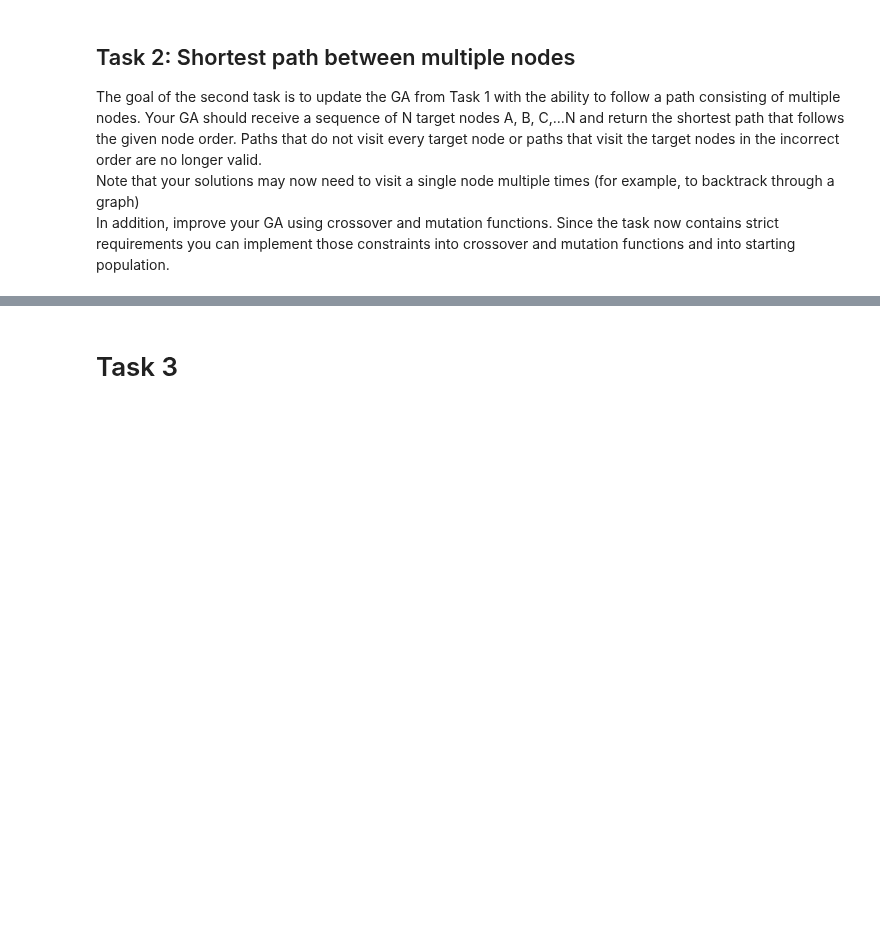
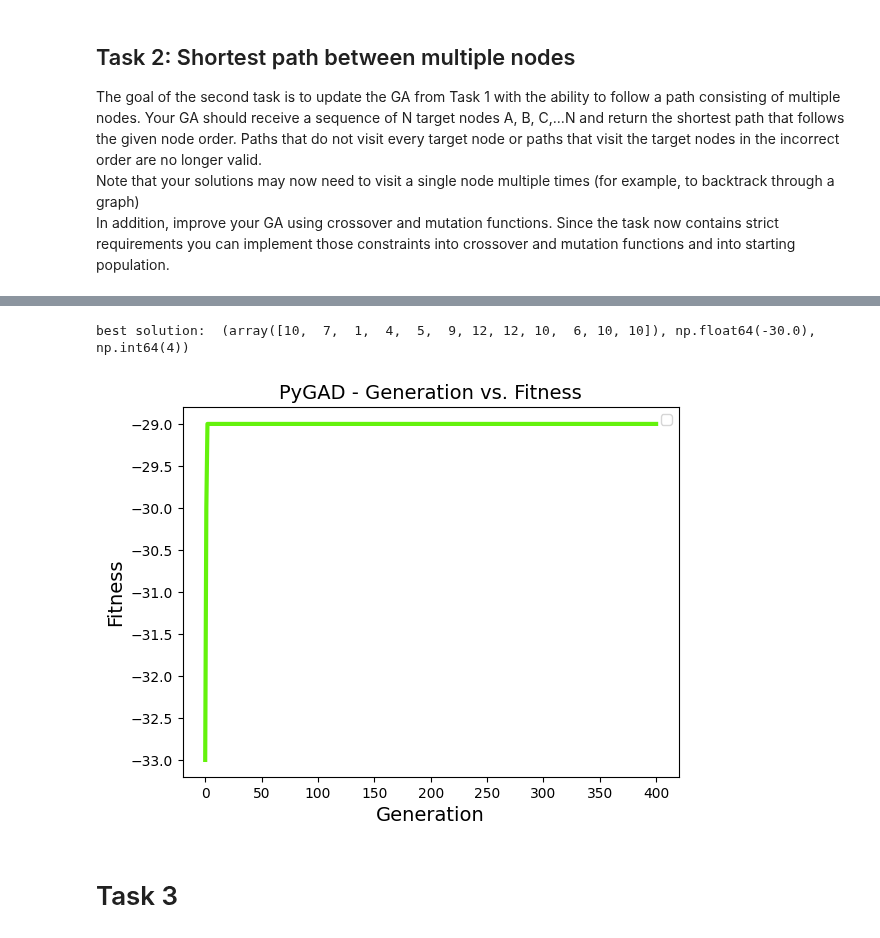
Before and after one commit to Favstina/IntelligentSystems-Assigment_1, a Jupyter notebook: Assigment1.ipynb, the cells around one changed output, grey strips where cells are left out. Drawn from its saved outputs; the diff is of its cells as text; code cells hidden in the pictures; blank space fills up the shorter version.

Commit message:
2. task dodana wrapper funkcija

```diff
--- a/Assigment1.ipynb
+++ b/Assigment1.ipynb
@@ -12,7 +12,7 @@ additional function, that will help with printing and things
 def read_graph(path):
     with open(path) as f: n = int(f.readline())
     print(n)
-    graph = pd.read_csv("graphs/g5.txt", sep=" ", skiprows=1, names=["A", "B", "w"])
+    graph = pd.read_csv(path, sep=" ", skiprows=1, names=["A", "B", "w"])
     print(graph)
     return n, graph
 # %% [markdown]
@@ -438,0 +243,2 @@ ga_instance.plot_fitness()
+# %%
+n, graph = read_graph("graphs/g5.txt")
@@ -438,0 +251,27 @@ ga_instance.plot_fitness()
+# %%
+def genetic_algo_task2(n, k, graph, sequence, number_generations, number_parents_mating, solutions_per_pop):
+    init_pop = creating_init_pop(k)
+    gene_space = [i for i in range(1, n+1)]
+
+
+    ga_instance = pygad.GA(fitness_func=pathLength_multipleNodes,
+                       num_generations=number_generations,
+                       num_parents_mating=number_parents_mating,
+                       initial_population=init_pop,
+                       sol_per_pop=solutions_per_pop,
+                       num_genes=(n*k), # tried with n
+                       gene_space=gene_space,
+                       gene_type=int,
+                       crossover_type=custom_crossover,
+                       mutation_type=custom_mutation,
+                      )
+
+    ga_instance.run()
+
+    #solution, solution_fitness, solution_idx = ga_instance.best_solution()
+    #print(-solution_fitness)
+
+    print("best solution: ", ga_instance.best_solution())
+    ga_instance.plot_fitness()
+
+    return
@@ -438,0 +287,2 @@ ga_instance.plot_fitness()
+# %%
+n, graph = read_graph("graphs/g3.txt")
@@ -439,3 +305,9 @@ ga_instance.plot_fitness()
+# %%
+sequence = [1, 4, 5, 9, 12]
+genetic_algo_task2(n, 1, graph, sequence, 400, 5, 50)
+# %% [output]
+best solution:  (array([10,  7,  1,  4,  5,  9, 12, 12, 10,  6, 10, 10]), np.float64(-30.0), np.int64(4))
+[figure, added]
 # %% [markdown]
 # Task 3
 # %%
```
Also changed, not shown: parts of 16 cells of this notebook.
